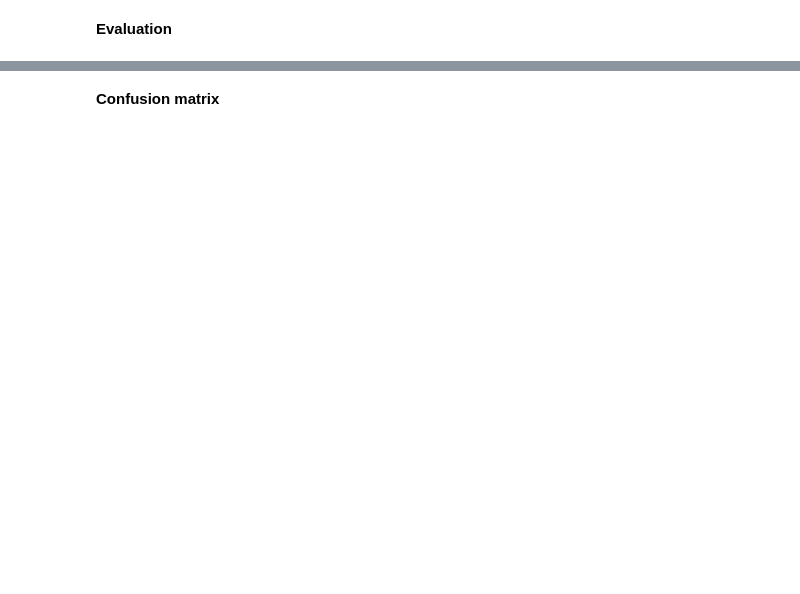
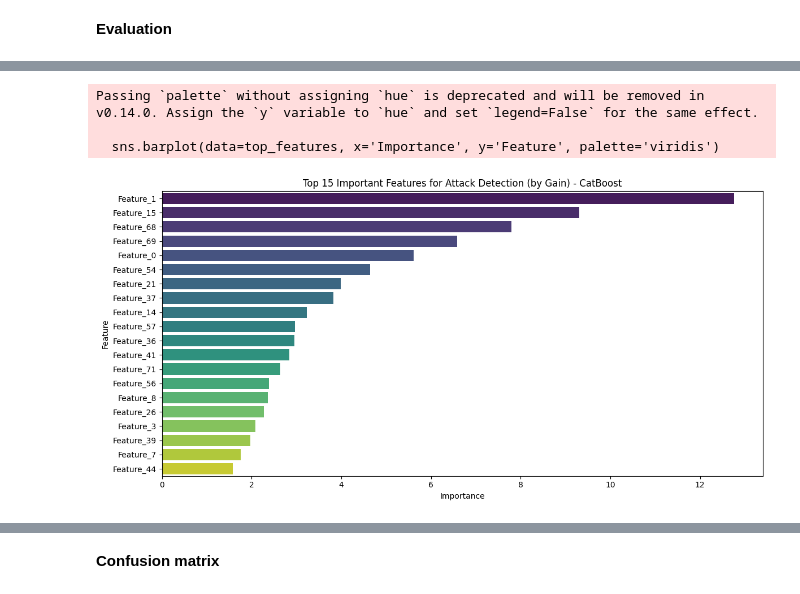
Before and after one commit to ARAVINTH342006/ImageGallery, a Jupyter notebook: WebAttackDetecter.ipynb, the cells around one changed output, grey strips where cells are left out. Drawn from its saved outputs; the diff is of its cells as text; code cells hidden in the pictures; blank space fills up the shorter version.

```diff
--- a/WebAttackDetecter.ipynb
+++ b/WebAttackDetecter.ipynb
@@ -167,3 +156,34 @@ plt.show()
+# %%
+import matplotlib.pyplot as plt
+import seaborn as sns
+import pandas as pd
+
+# Get importances
+importances = cat_model.get_feature_importance()
+
+# Fix for NumPy input
+feature_names = [f"Feature_{i}" for i in range(X_train.shape[1])]
+
+# Create DataFrame
+feat_imp_df = pd.DataFrame({
+    'Feature': feature_names,
+    'Importance': importances
+})
+
+# Top 15
+top_features = feat_imp_df.sort_values(by='Importance', ascending=False).head(20)
+
+# Plot
+plt.figure(figsize=(12, 6))
+sns.barplot(data=top_features, x='Importance', y='Feature', palette='viridis')
+plt.title("Top 15 Important Features for Attack Detection (by Gain) - CatBoost")
+plt.tight_layout()
+plt.show()
+# %% [output]
+Passing `palette` without assigning `hue` is deprecated and will be removed in v0.14.0. Assign the `y` variable to `hue` and set `legend=False` for the same effect.
+
+  sns.barplot(data=top_features, x='Importance', y='Feature', palette='viridis')
+[figure, added]
 # %%
 y_pred_xgb = xgb.predict(X_test)
 y_proba_xgb = xgb.predict_proba(X_test)[:, 1]
```
Also changed, not shown: parts of 30 cells of this notebook.
